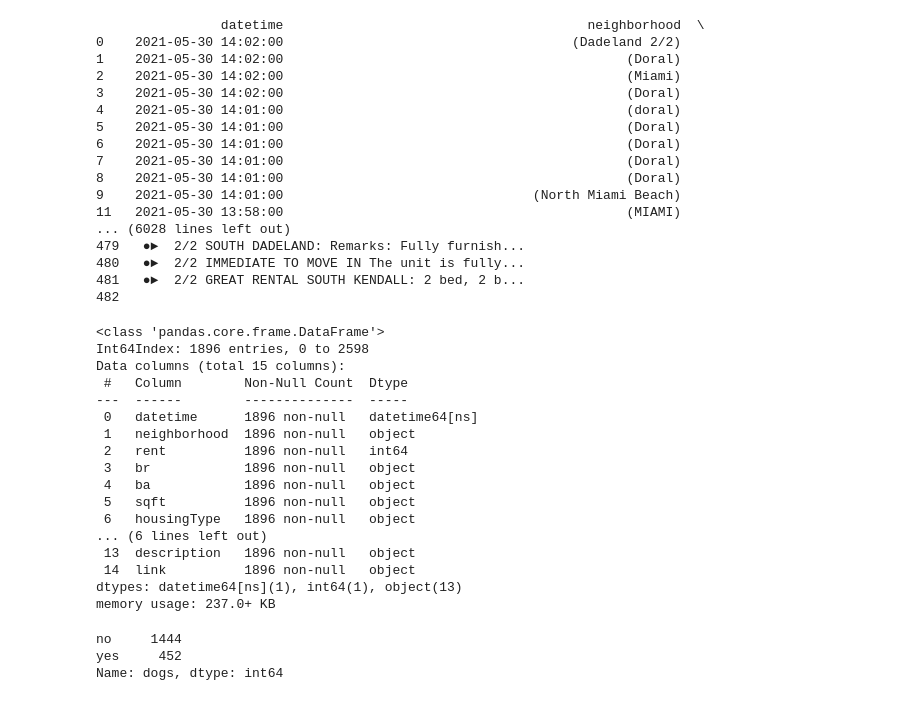
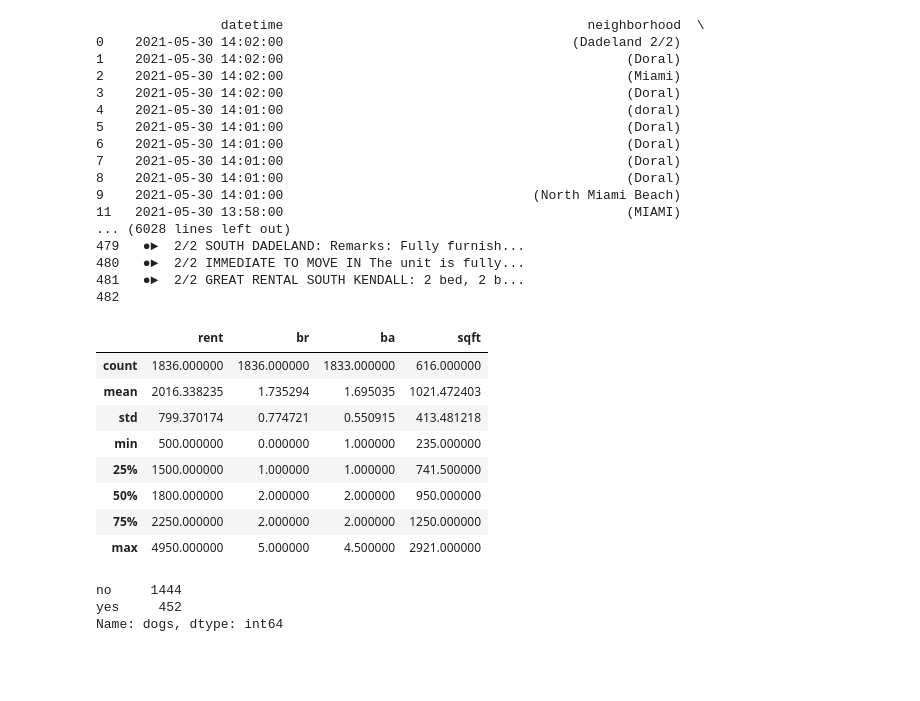
Before and after one commit to vandrade88/machine-learning-project, a Jupyter notebook: ETL/ETL.ipynb, the cells around one changed output. Drawn from its saved outputs; the diff is of its cells as text; code cells hidden in the pictures; blank space fills up the shorter version.

```diff
--- a/ETL/ETL.ipynb
+++ b/ETL/ETL.ipynb
@@ -146,25 +146,17 @@ miami_df
 481   ●►  2/2 GREAT RENTAL SOUTH KENDALL: 2 bed, 2 b...
 482
 # %%
-miami_df.info()
+miami_df.describe()
 # %% [output]
-<class 'pandas.core.frame.DataFrame'>
-Int64Index: 1896 entries, 0 to 2598
-Data columns (total 15 columns):
- #   Column        Non-Null Count  Dtype
----  ------        --------------  -----
- 0   datetime      1896 non-null   datetime64[ns]
- 1   neighborhood  1896 non-null   object
- 2   rent          1896 non-null   int64
- 3   br            1896 non-null   object
- 4   ba            1896 non-null   object
- 5   sqft          1896 non-null   object
- 6   housingType   1896 non-null   object
-... (6 lines left out)
- 13  description   1896 non-null   object
- 14  link          1896 non-null   object
-dtypes: datetime64[ns](1), int64(1), object(13)
-memory usage: 237.0+ KB
+|  | rent | br | ba | sqft |
+| count | 1836.000000 | 1836.000000 | 1833.000000 | 616.000000 |
+| mean | 2016.338235 | 1.735294 | 1.695035 | 1021.472403 |
+| std | 799.370174 | 0.774721 | 0.550915 | 413.481218 |
+| min | 500.000000 | 0.000000 | 1.000000 | 235.000000 |
+| 25% | 1500.000000 | 1.000000 | 1.000000 | 741.500000 |
+| 50% | 1800.000000 | 2.000000 | 2.000000 | 950.000000 |
+| 75% | 2250.000000 | 2.000000 | 2.000000 | 1250.000000 |
+| max | 4950.000000 | 5.000000 | 4.500000 | 2921.000000 |
 # %%
 miami_df['br'] = miami_df['br'].str.replace('BR', '')
 miami_df['br'] = pd.to_numeric(miami_df['br'])
```
Also changed, not shown: 10 other files.
